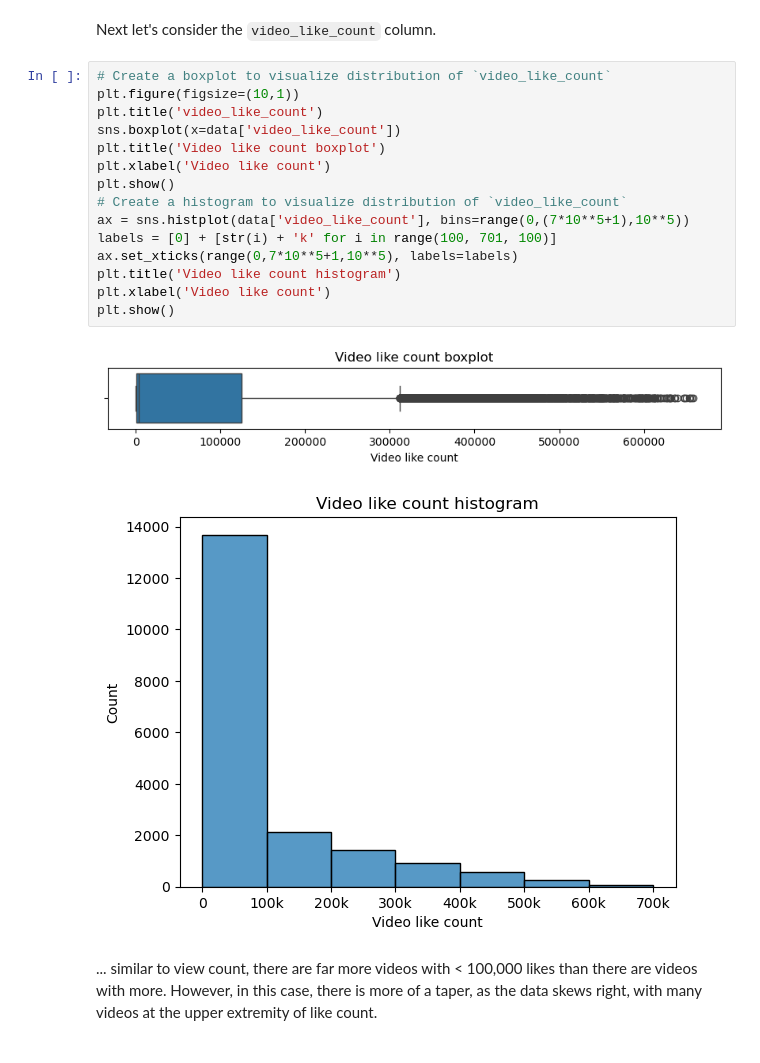
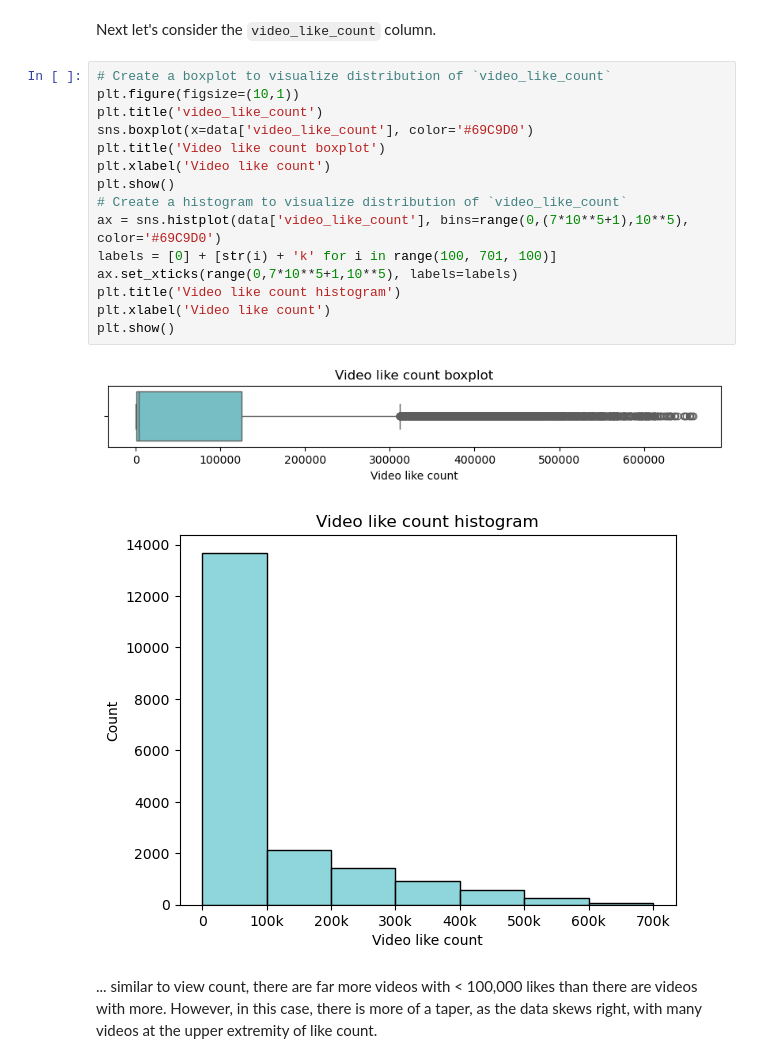
Before and after one commit to gmatteuc/TikTok_data_science_portfolio, a Jupyter notebook: Exploratory_Data_Analysis_part2.ipynb, the cells around one changed output. Saved outputs shown, nothing was run; the diff lists cells and outputs as text.

```diff
--- a/Exploratory_Data_Analysis_part2.ipynb
+++ b/Exploratory_Data_Analysis_part2.ipynb
@@ -135,21 +135,21 @@ Next let's consider the `video_like_count` column.
 # %%
 # Create a boxplot to visualize distribution of `video_like_count`
 plt.figure(figsize=(10,1))
 plt.title('video_like_count')
-sns.boxplot(x=data['video_like_count'])
+sns.boxplot(x=data['video_like_count'], color='#69C9D0')
 plt.title('Video like count boxplot')
 plt.xlabel('Video like count')
 plt.show()
 # Create a histogram to visualize distribution of `video_like_count`
-ax = sns.histplot(data['video_like_count'], bins=range(0,(7*10**5+1),10**5))
+ax = sns.histplot(data['video_like_count'], bins=range(0,(7*10**5+1),10**5), color='#69C9D0')
 labels = [0] + [str(i) + 'k' for i in range(100, 701, 100)]
 ax.set_xticks(range(0,7*10**5+1,10**5), labels=labels)
 plt.title('Video like count histogram')
 plt.xlabel('Video like count')
 plt.show()
 # %% [output]
-[figure, old version]
+[figure, new version]
-[figure, old version]
+[figure, new version]
 # %% [markdown]
 ... similar to view count, there are far more videos with < 100,000 likes than there are videos with more. However, in this case, there is more of a taper, as the data skews right, with many videos at the upper extremity of like count.
 # %% [markdown]
```
Also changed, not shown: parts of 20 cells of this notebook.
